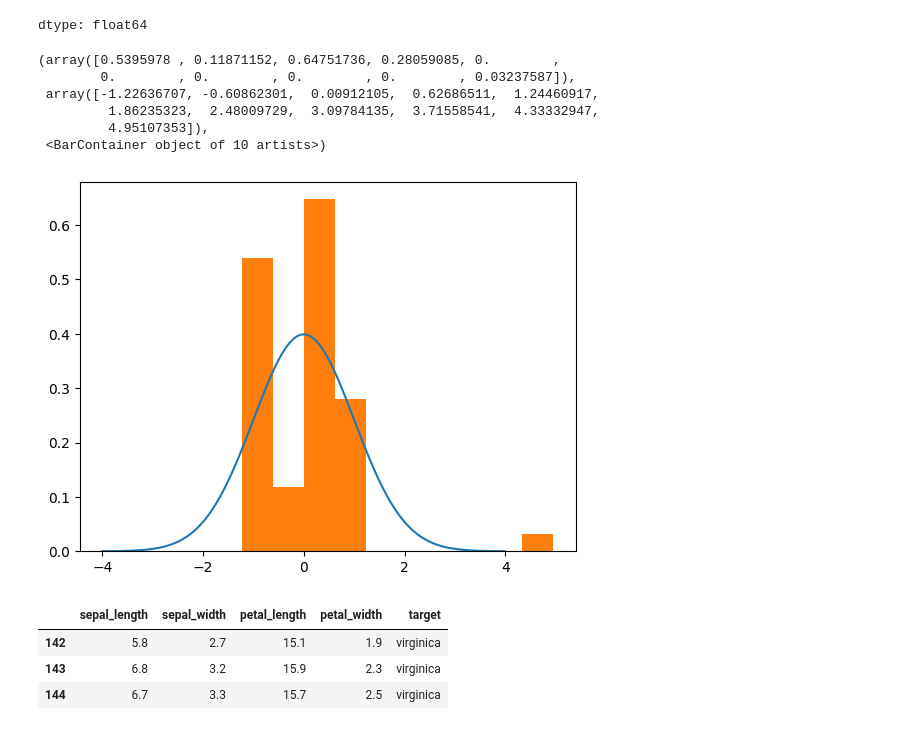
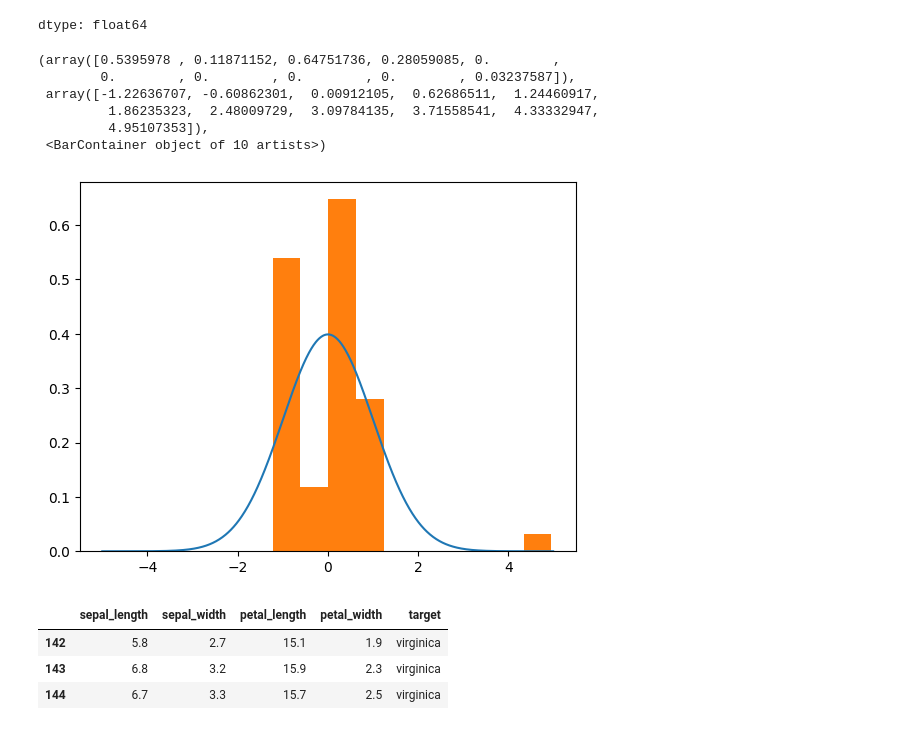
Before and after one commit to Hataeju/DATAPREPROCESSING, a Jupyter notebook: 전처리.ipynb, the cells around one changed output. Cells and saved outputs as stored; diff of their text form; code cells hidden in the pictures.

```diff
--- a/전처리.ipynb
+++ b/전처리.ipynb
@@ -274,18 +274,18 @@ z_score[:3]
 dtype: float64
 # %%
 # z-score의 분포를 표준정규분포와 함께 plotting 하여 확인하기
-x = np.arange(-4,4,0.01)
+x = np.arange(-5,5,0.01)
 y = (lambda x: 1/np.sqrt(2*np.pi)/np.exp(x**2/2))(x)
 plt.plot(x,y)
 plt.hist(z_score, density=True)
 # %% [output]
 (array([0.5395978 , 0.11871152, 0.64751736, 0.28059085, 0.        ,
         0.        , 0.        , 0.        , 0.        , 0.03237587]),
  array([-1.22636707, -0.60862301,  0.00912105,  0.62686511,  1.24460917,
          1.86235323,  2.48009729,  3.09784135,  3.71558541,  4.33332947,
          4.95107353]),
  <BarContainer object of 10 artists>)
-[figure, old version]
+[figure, new version]
 # %%
 # 이상치 확인
 outliner_filter2 = ( z_score < -3) | (z_score > 3)
```
Also changed, not shown: parts of 1 cell of this notebook.
